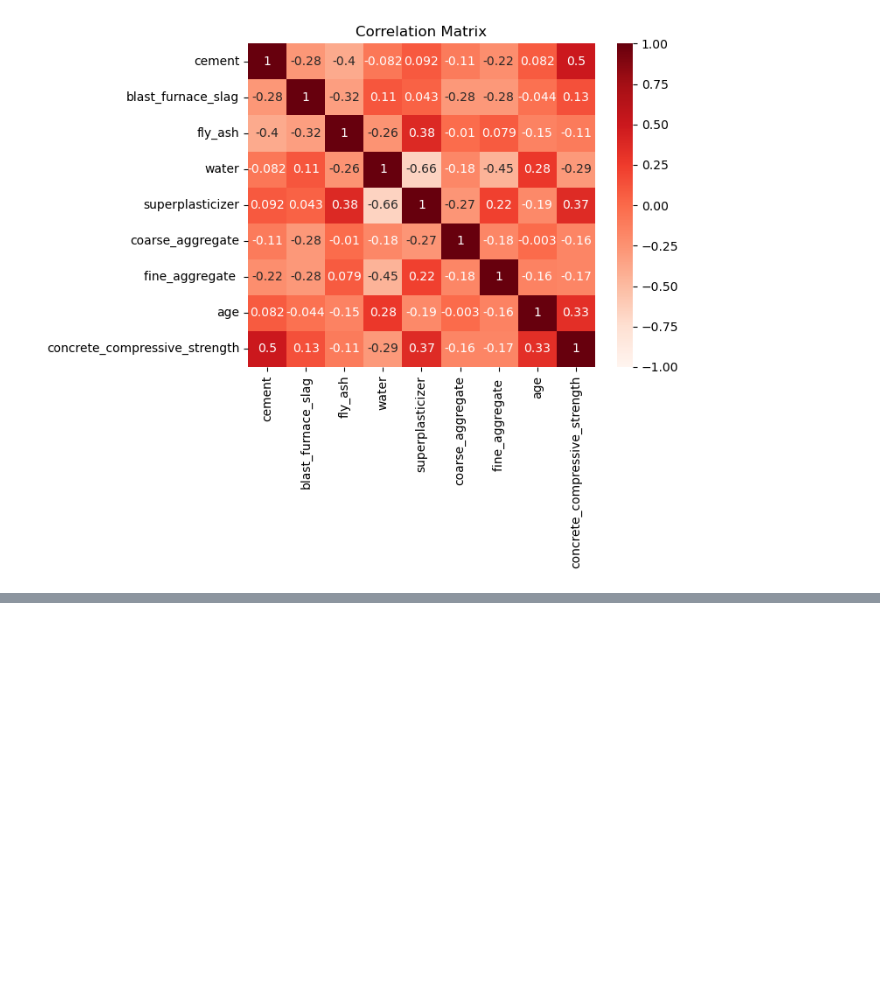
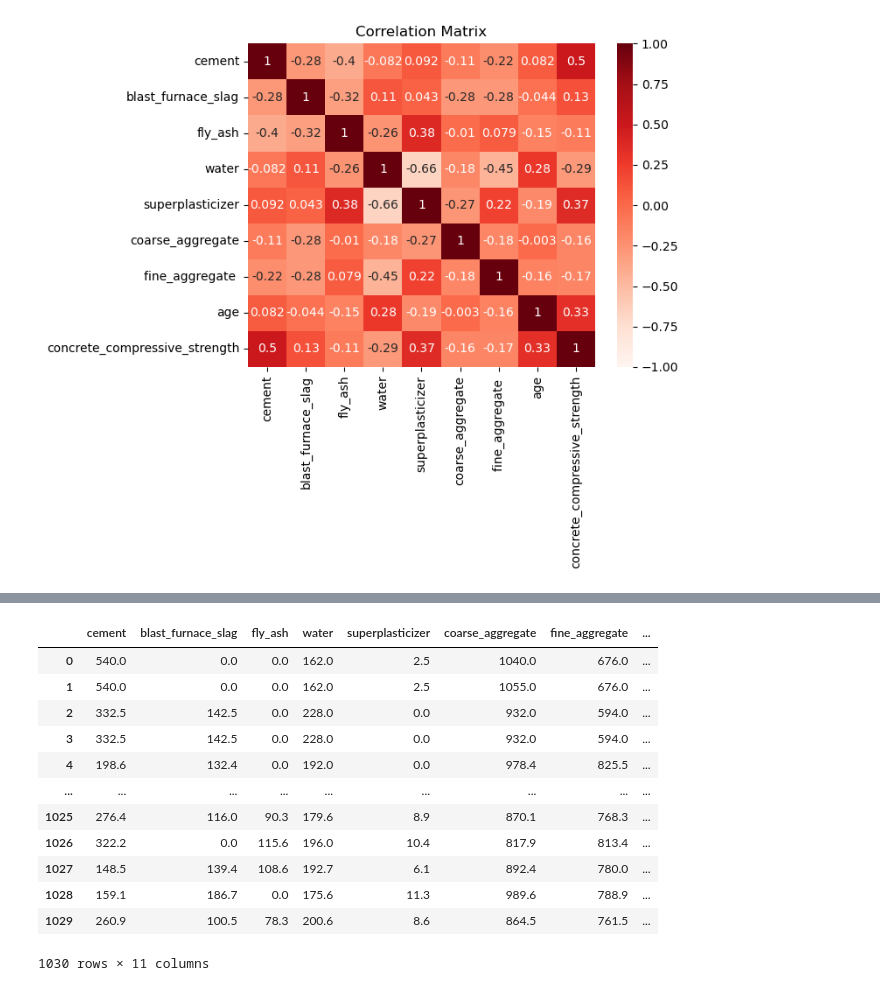
Before and after one commit to Arbajshaikh7030/CementCompositeStrength_PredictionModel, a Jupyter notebook: model.ipynb, the cells around one changed output, grey strips where cells are left out. Cells and saved outputs as stored; diff of their text form; code cells hidden in the pictures; blank space fills up the shorter version.

```diff
--- a/model.ipynb
+++ b/model.ipynb
@@ -103,0 +153,16 @@ plt.show()
+# %%
+df
+# %% [output]
+|  | cement | blast_furnace_slag | fly_ash | water | superplasticizer | coarse_aggregate | fine_aggregate | ... |
+| 0 | 540.0 | 0.0 | 0.0 | 162.0 | 2.5 | 1040.0 | 676.0 | ... |
+| 1 | 540.0 | 0.0 | 0.0 | 162.0 | 2.5 | 1055.0 | 676.0 | ... |
+| 2 | 332.5 | 142.5 | 0.0 | 228.0 | 0.0 | 932.0 | 594.0 | ... |
+| 3 | 332.5 | 142.5 | 0.0 | 228.0 | 0.0 | 932.0 | 594.0 | ... |
+| 4 | 198.6 | 132.4 | 0.0 | 192.0 | 0.0 | 978.4 | 825.5 | ... |
+| ... | ... | ... | ... | ... | ... | ... | ... | ... |
+| 1025 | 276.4 | 116.0 | 90.3 | 179.6 | 8.9 | 870.1 | 768.3 | ... |
+| 1026 | 322.2 | 0.0 | 115.6 | 196.0 | 10.4 | 817.9 | 813.4 | ... |
+| 1027 | 148.5 | 139.4 | 108.6 | 192.7 | 6.1 | 892.4 | 780.0 | ... |
+| 1028 | 159.1 | 186.7 | 0.0 | 175.6 | 11.3 | 989.6 | 788.9 | ... |
+| 1029 | 260.9 | 100.5 | 78.3 | 200.6 | 8.6 | 864.5 | 761.5 | ... |
+1030 rows × 11 columns
```
Also changed, not shown: parts of 13 cells of this notebook.
